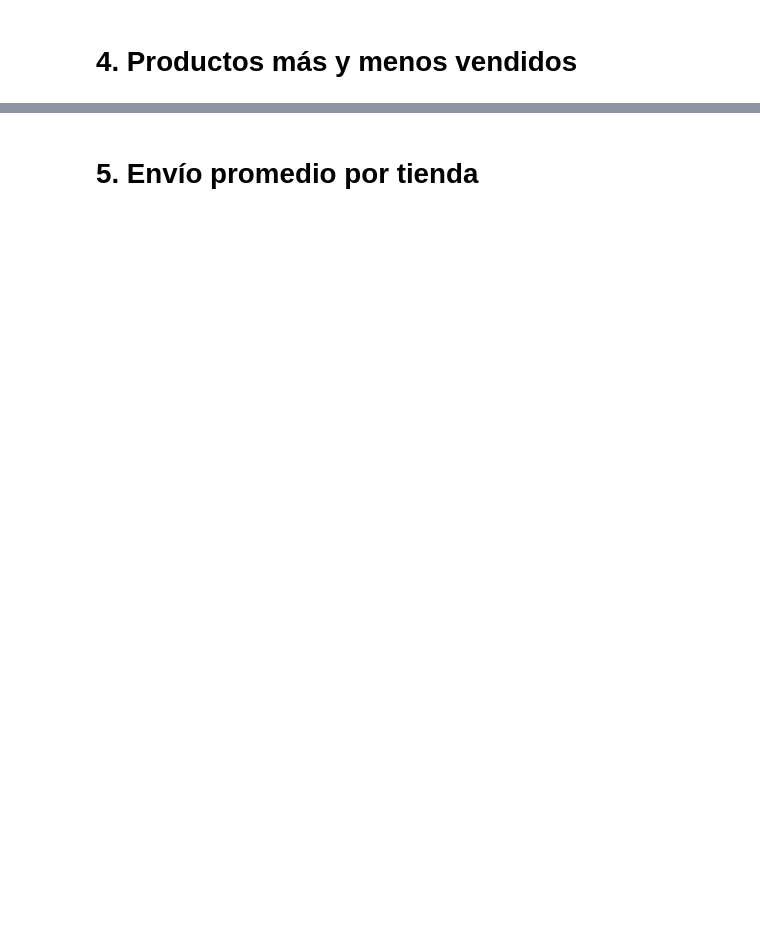
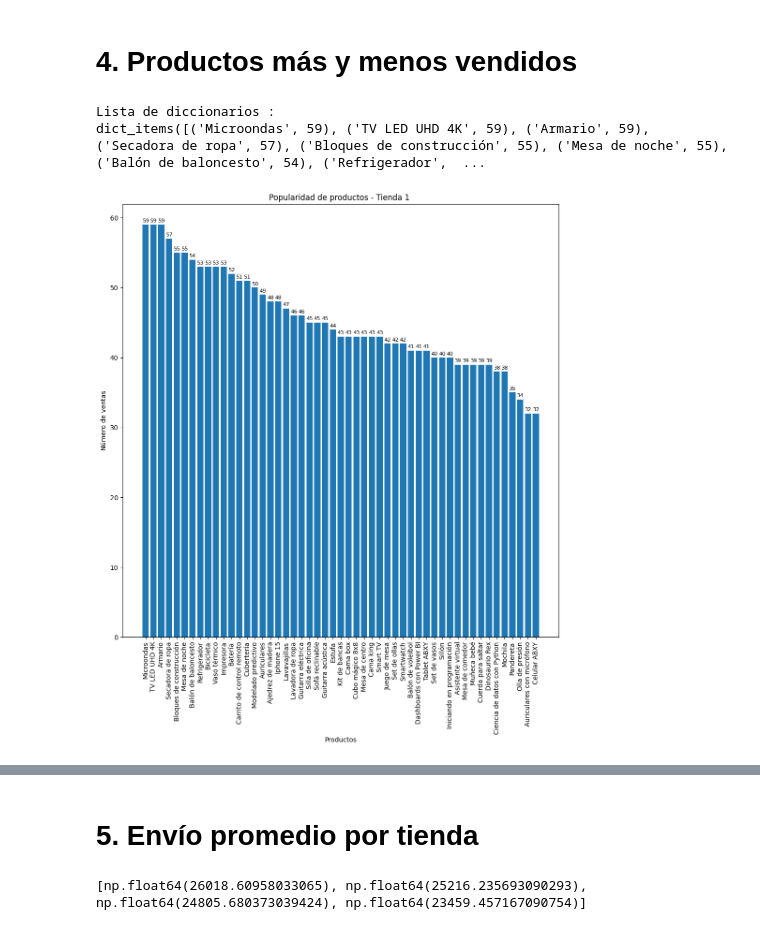
Before and after one commit to AnaJmz345/challengeAlluraStore, a Jupyter notebook: AluraStoreLatam.ipynb, the cells around one changed output, grey strips where cells are left out. Cells and saved outputs as stored; diff of their text form; code cells hidden in the pictures; blank space fills up the shorter version.

```diff
--- a/AluraStoreLatam.ipynb
+++ b/AluraStoreLatam.ipynb
@@ -90,2 +129,40 @@ dict_items([('Muebles', 464), ('Electrónicos', 447), ('Juguetes', 323), ('Elect
 # %% [markdown]
 # 4. Productos más y menos vendidos
+# %%
+vendidos = []
+for tienda in tiendas:
+    diccionario = {}
+    for producto in tienda['Producto']:
+        if producto in diccionario:
+            diccionario[producto] += 1
+        else:
+            diccionario[producto]=0
+    diccionario_descendente = sorted(diccionario.items(), key=lambda x:x[1], reverse=True) #en lo del key va el criterio bajo el que se va a ordenar, en este caso es de acuerdo al valor del diccionario que está en la posición 1 (lo de lambda y eso es solo una función anónima)
+
+    vendidos.append(dict(diccionario_descendente))
+   #print(f'{tienda} \n')
+print("Lista de diccionarios : ")
+#print(categoria)
+
+#print(tiendas.columns) para ver los nombres de las columnas
+print(vendidos[0].items()) #el items te da tuplas hechas de key y valor
+#con zip(*tupla) pones los valores en listas, las categorias en una y sus repeticiones en otra
+
+for  i, vendidos_grafica in enumerate(vendidos):
+    vendidos, valores = zip(*vendidos_grafica.items())
+    plt.figure(figsize=(12,12))
+    plt.bar(vendidos, valores)
+    plt.xticks(rotation=90)
+    plt.title(f"Popularidad de productos - Tienda {i+1} ")
+    plt.xlabel("Productos")
+    plt.ylabel("Número de ventas")
+
+    for x, y in zip(vendidos, valores):
+        plt.text(x, y + 0.2, str(y), ha='center', va='bottom', fontsize=8)
+
+
+    plt.show()
+# %% [output]
+Lista de diccionarios :
+dict_items([('Microondas', 59), ('TV LED UHD 4K', 59), ('Armario', 59), ('Secadora de ropa', 57), ('Bloques de construcción', 55), ('Mesa de noche', 55), ('Balón de baloncesto', 54), ('Refrigerador',  ...
+[figure, added]
@@ -92,2 +172,9 @@ dict_items([('Muebles', 464), ('Electrónicos', 447), ('Juguetes', 323), ('Elect
 # %% [markdown]
 # 5. Envío promedio por tienda
+# %%
+envios = []
+
+for tienda in tiendas:
+    envios.append(np.mean(tienda['Costo de envío']))
+# %% [output]
+[np.float64(26018.60958033065), np.float64(25216.235693090293), np.float64(24805.680373039424), np.float64(23459.457167090754)]
```
Also changed, not shown: parts of 7 cells of this notebook.
